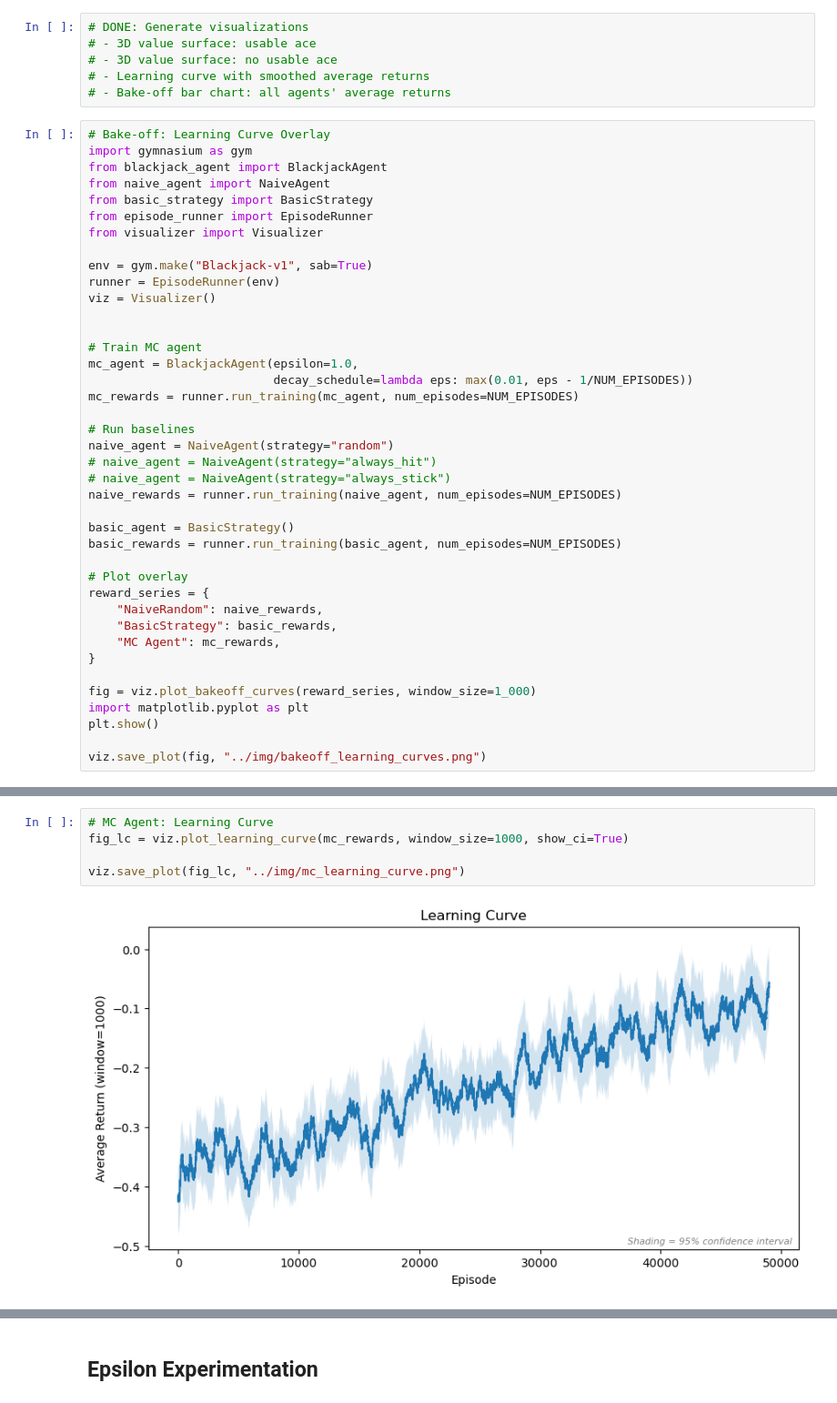
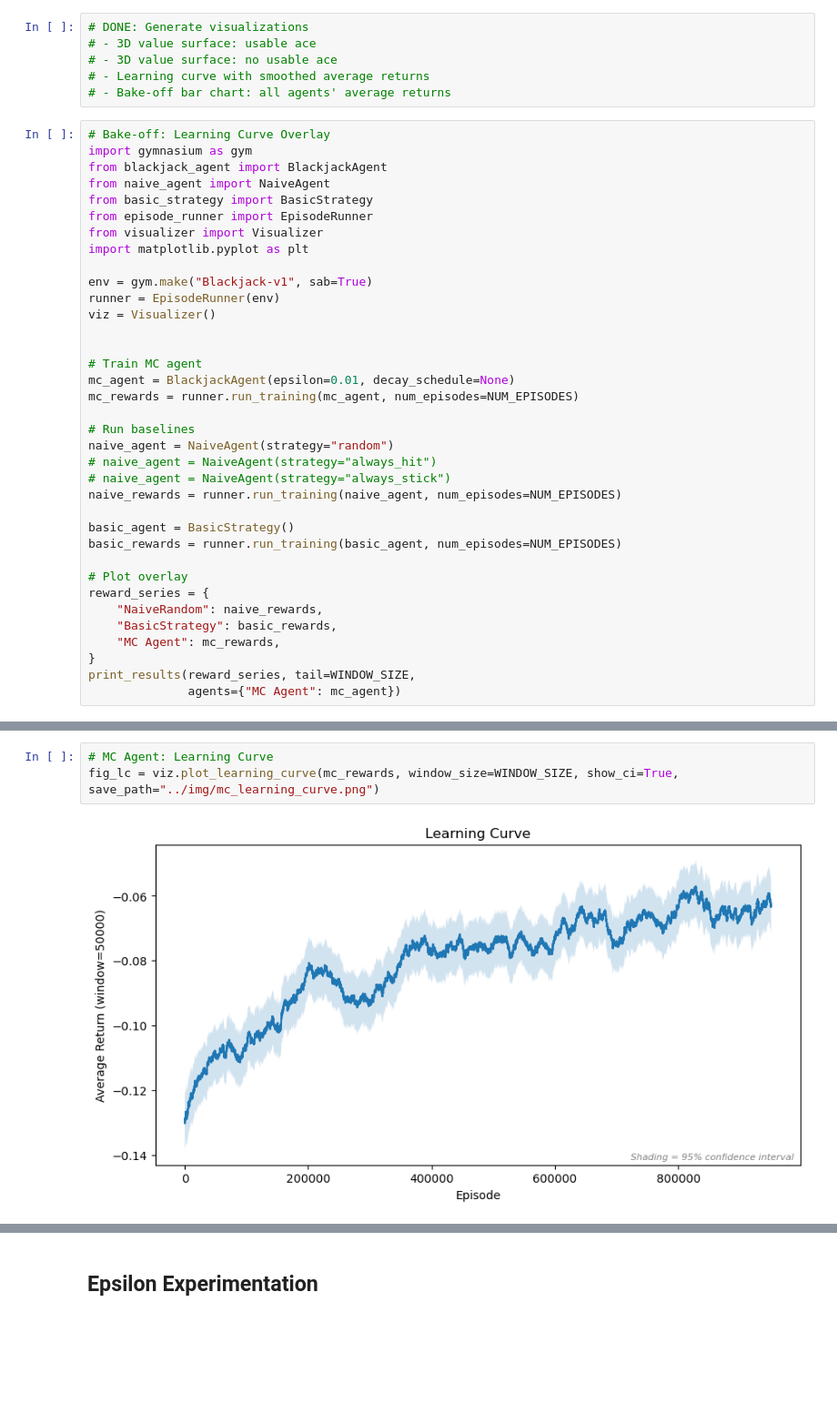
Before and after one commit to craig-rudman/MSDS684, a Jupyter notebook: W3/notebooks/development.ipynb, the cells around one changed output, grey strips where cells are left out. Shown at 91% size. Cells and saved outputs as stored; diff of their text form; blank space fills up the shorter version.

Commit message:
Checking in latest graphics

```diff
--- a/W3/notebooks/development.ipynb
+++ b/W3/notebooks/development.ipynb
@@ -314,6 +349,7 @@ from naive_agent import NaiveAgent
 from basic_strategy import BasicStrategy
 from episode_runner import EpisodeRunner
 from visualizer import Visualizer
+import matplotlib.pyplot as plt
 
 env = gym.make("Blackjack-v1", sab=True)
 runner = EpisodeRunner(env)
@@ -321,8 +357,7 @@ viz = Visualizer()
 
 
 # Train MC agent
-mc_agent = BlackjackAgent(epsilon=1.0,
-                          decay_schedule=lambda eps: max(0.01, eps - 1/NUM_EPISODES))
+mc_agent = BlackjackAgent(epsilon=0.01, decay_schedule=None)
 mc_rewards = runner.run_training(mc_agent, num_episodes=NUM_EPISODES)
 
 # Run baselines
@@ -340,10 +375,6 @@ reward_series = {
     "BasicStrategy": basic_rewards,
     "MC Agent": mc_rewards,
 }
-
-fig = viz.plot_bakeoff_curves(reward_series, window_size=1_000)
-import matplotlib.pyplot as plt
-plt.show()
-
-viz.save_plot(fig, "../img/bakeoff_learning_curves.png")
+print_results(reward_series, tail=WINDOW_SIZE,
+              agents={"MC Agent": mc_agent})
 # %% [output]
@@ -358,10 +397,8 @@ viz.save_plot(fig_outcomes, "../img/outcome_breakdown.png")
 # %%
 # MC Agent: Learning Curve
-fig_lc = viz.plot_learning_curve(mc_rewards, window_size=1000, show_ci=True)
-
-viz.save_plot(fig_lc, "../img/mc_learning_curve.png")
+fig_lc = viz.plot_learning_curve(mc_rewards, window_size=WINDOW_SIZE, show_ci=True, save_path="../img/mc_learning_curve.png")
 # %% [output]
-[figure, old version]
+[figure, new version]
 # %%
 # 3D Value Surface Plots
 value_fn = mc_agent.get_value_function()
```
Also changed, not shown: parts of 23 cells of this notebook, 11 other files.
